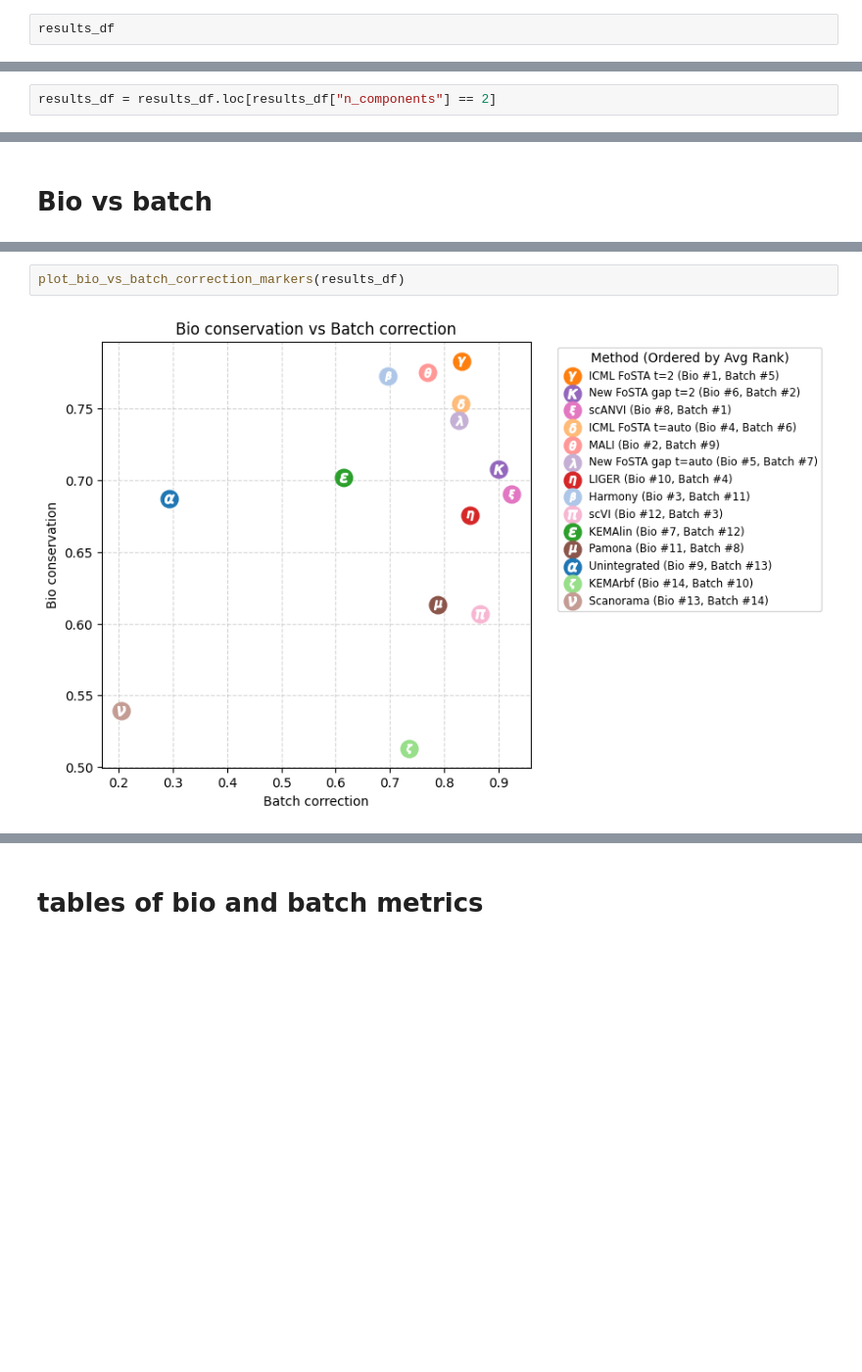
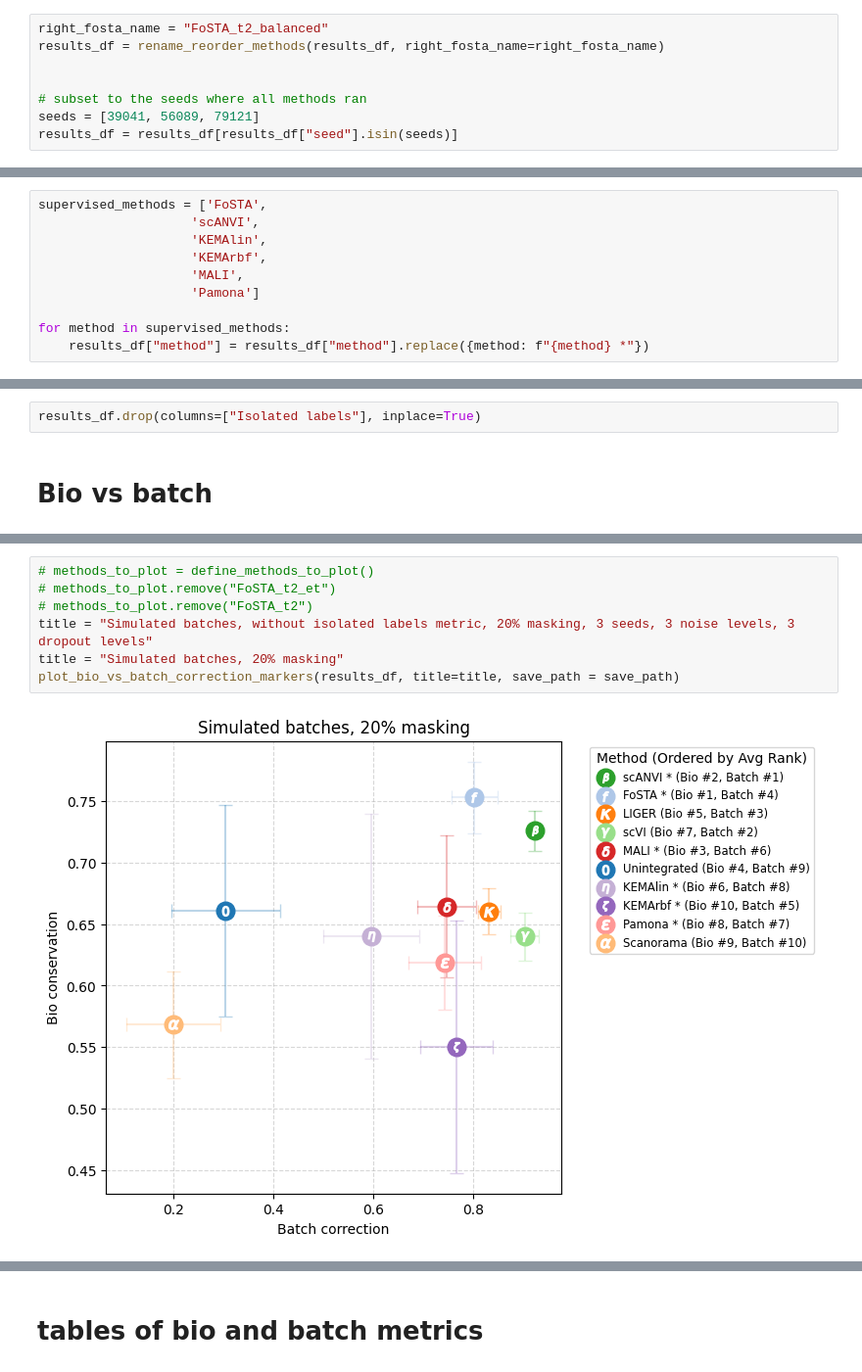
Before and after one commit to aumona/FoSTA-experiments, a Jupyter notebook: notebooks/summarize_results_batches.ipynb, the cells around one changed output, grey strips where cells are left out. Shown at 98% size. Drawn from its saved outputs; the diff is of its cells as text; blank space fills up the shorter version.

Commit message:
updated visualization notebooks

```diff
--- a/notebooks/summarize_results_batches.ipynb
+++ b/notebooks/summarize_results_batches.ipynb
@@ -124,3 +90,9 @@ results_df.loc[results_df["Total"].isna()] # there are no NAs. everything ran?
 # %%
-results_df
+right_fosta_name = "FoSTA_t2_balanced"
+results_df = rename_reorder_methods(results_df, right_fosta_name=right_fosta_name)
+
+
+# subset to the seeds where all methods ran
+seeds = [39041, 56089, 79121]
+results_df = results_df[results_df["seed"].isin(seeds)]
 # %% [output]
@@ -142,2 +99,0 @@ restrict to 2 components
-# %%
-results_df = results_df.loc[results_df["n_components"] == 2]
@@ -160,0 +100,10 @@ results_df = results_df.loc[results_df["n_components"] == 2]
+# %%
+supervised_methods = ['FoSTA',
+                    'scANVI',
+                    'KEMAlin',
+                    'KEMArbf',
+                    'MALI',
+                    'Pamona']
+
+for method in supervised_methods:
+    results_df["method"] = results_df["method"].replace({method: f"{method} *"})
@@ -161,2 +160,4 @@ results_df = results_df.loc[results_df["n_components"] == 2]
+# %%
+results_df.drop(columns=["Isolated labels"], inplace=True)
 # %% [markdown]
 # Bio vs batch
@@ -177,4 +168,9 @@ results_df.loc[results_df["method"]=="KEMAlin"]
 # %%
-plot_bio_vs_batch_correction_markers(results_df)
+# methods_to_plot = define_methods_to_plot()
+# methods_to_plot.remove("FoSTA_t2_et")
+# methods_to_plot.remove("FoSTA_t2")
+title = "Simulated batches, without isolated labels metric, 20% masking, 3 seeds, 3 noise levels, 3 dropout levels"
+title = "Simulated batches, 20% masking"
+plot_bio_vs_batch_correction_markers(results_df, title=title, save_path = save_path)
 # %% [output]
-[figure, old version]
+[figure, new version]
```
Also changed, not shown: parts of 58 cells of this notebook, 1 other file.
